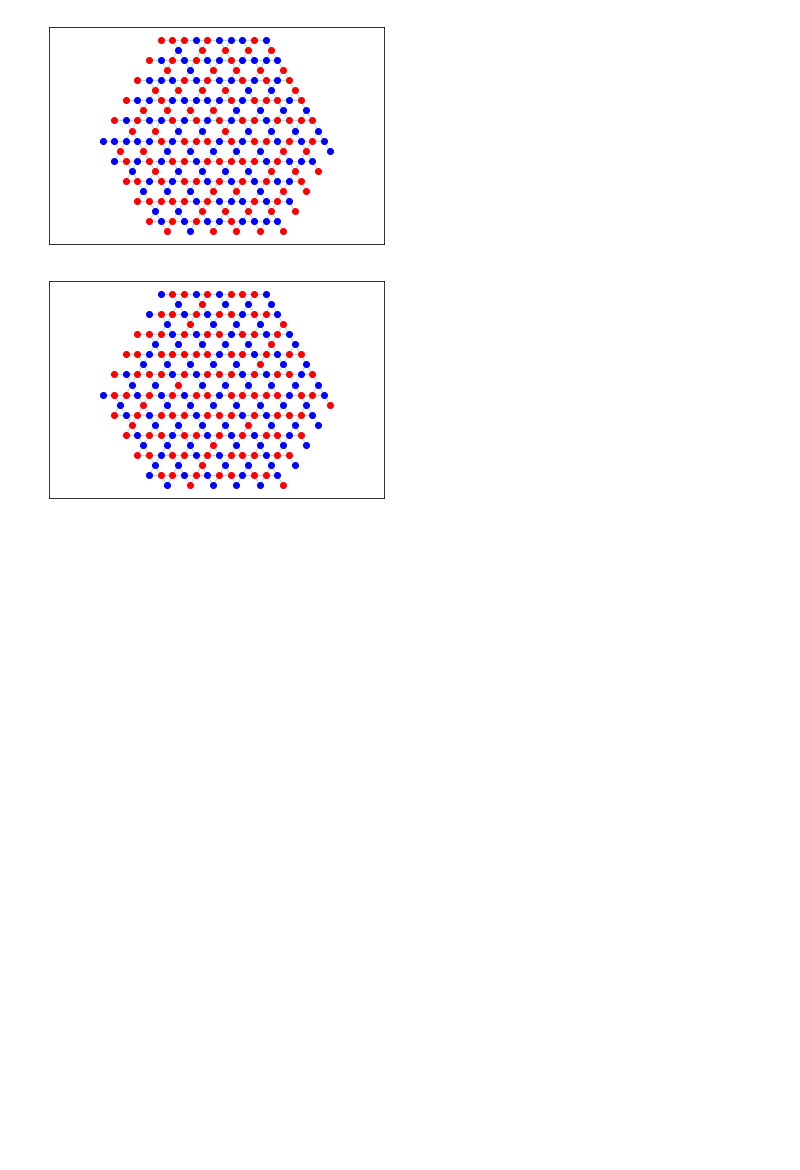
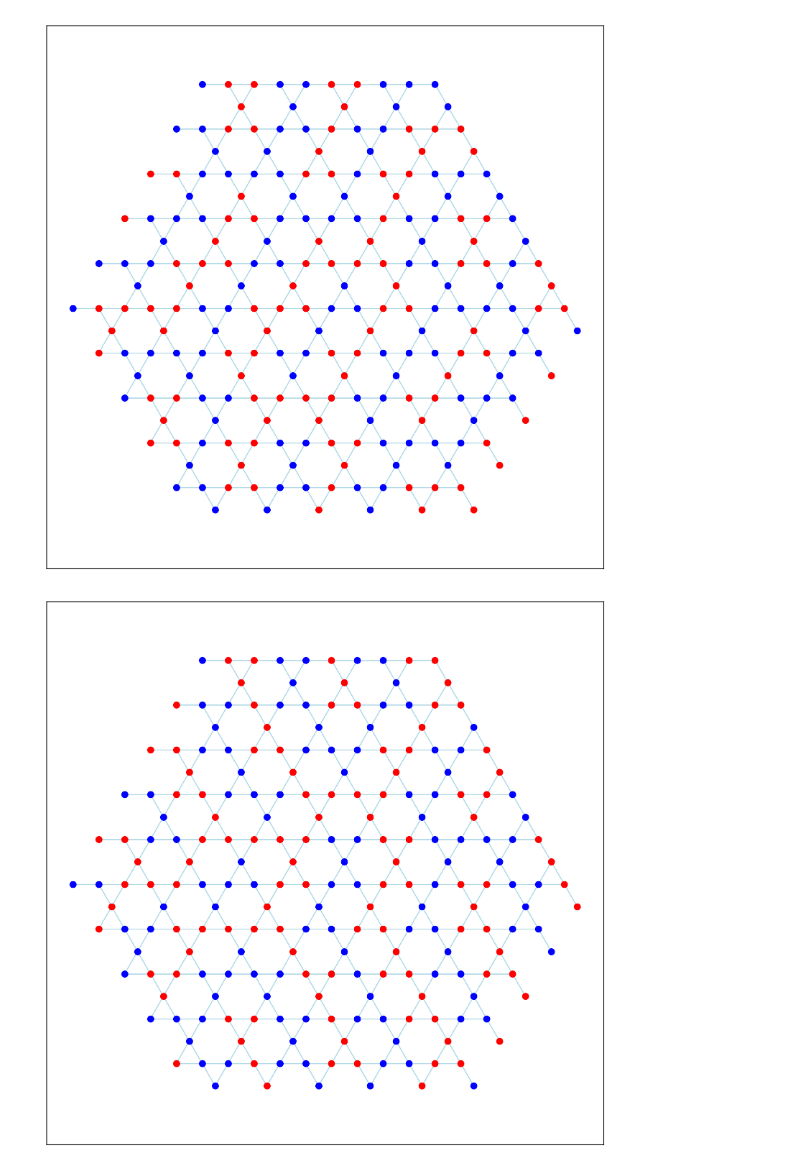
Before and after one commit to jeannecolbois/myopic-dual-worm, a Jupyter notebook: dualworm-kagome/ProfilingAndTesting/ProfilerTest.ipynb, the cells around one changed output. Drawn from its saved outputs; the diff is of its cells as text; code cells hidden in the pictures; blank space fills up the shorter version.

Commit message:
Normally everything should be running properly now. The GS mode warnings have already been inserted. Next step is SSF for further couplings

```diff
--- a/dualworm-kagome/ProfilingAndTesting/ProfilerTest.ipynb
+++ b/dualworm-kagome/ProfilingAndTesting/ProfilerTest.ipynb
@@ -33,3 +25,20 @@ checkgsid = 0
+# %%
+nst = 2048;
+nsm = 256;
+nips = 4;
+nrps = 4;
+nb = 32;
+measperiod = 1;
+nt = 128
+nh = 1
+ncores = 4
+nmaxiter = 1
+L = 4
+J1 = -1
+J2 = 1
+J3 = 1
+h = 0
+stroutput = "JustSomeJ1{0}J2{1}J3{2}Test_step3".format(J1,J2,J3)
 # %%
 def genArgs():
     parser = argparse.ArgumentParser()
@@ -158,9 +257,9 @@ Everything seems to be running smoothly
 # %%
 # Create a folder to save the pictures
-foldername = ''
+foldername = "./" + stroutput + "_folder/"
 results_foldername = 'Results/'
-os.makedirs('./' + foldername + 'Plots' + results_foldername, exist_ok = True)
+os.makedirs(foldername + 'Plots' + results_foldername, exist_ok = True)
 
-filenamelist = ['testGS']
+filenamelist = ["backup"]
 n = len(filenamelist)
 # %%
@@ -211,9 +313,8 @@ Phase 11:  False
 # %%
 kw = {'binning': False, 'plzplot': True, 'plotmin': 0, 'plotmax': 16}
 [t_spinstates, t_states] = \
- af.LoadStates(foldername, filenamelist, numsites, nb,
-               stat_temps, temperatures, listfunctions, **kw)
-plt.figure()
+ af.LoadStates(foldername, filenamelist, **kw)
+plt.figure(dpi=200, figsize=(10,10))
 plt.axis('equal')
 (s_ijl, ijl_s) = kdraw.createspinsitetable(L[0])
 kdraw.plot_kag_spinstate(np.array(t_spinstates[0][0]), ijl_s, L[0], 2, 'lightblue', 'blue', 'red', linewidth = 1)
@@ -223,35 +324,35 @@ plt.tick_params(
     top = False,         # ticks along the top edge are off
     labelbottom = False,
     left = False,
     right = False,
     labelleft = False)
 plt.show()
-plt.figure()
+plt.figure(dpi=200, figsize=(10,10))
 plt.axis('equal')
 (s_ijl, ijl_s) = kdraw.createspinsitetable(L[0])
 kdraw.plot_kag_spinstate(np.array(t_spinstates[0][1]), ijl_s, L[0], 2, 'lightblue', 'blue', 'red', linewidth = 1)
 plt.tick_params(
     which = 'both',      # both major and minor ticks are affected
     bottom = False,      # ticks along the bottom edge are off
     top = False,         # ticks along the top edge are off
     labelbottom = False,
     left = False,
     right = False,
     labelleft = False)
 plt.show()
-plt.figure()
+plt.figure(dpi=200, figsize=(10,10))
 plt.axis('equal')
 (s_ijl, ijl_s) = kdraw.createspinsitetable(L[0])
-kdraw.plot_kag_spinstate(np.array(t_spinstates[0][10]), ijl_s, L[0], 2, 'lightblue', 'blue', 'red', linewidth = 1)
+kdraw.plot_kag_spinstate(np.array(t_spinstates[0][10]), ijl_s, L[0], 4, 'lightblue', 'blue', 'red', linewidth = 1)
 plt.tick_params(
     which = 'both',      # both major and minor ticks are affected
     bottom = False,      # ticks along the bottom edge are off
     top = False,         # ticks along the top edge are off
     labelbottom = False,
     left = False,
     right = False,
     labelleft = False)
 plt.show()
 # %% [output]
-[figure, old version]
+[figure, new version]
-[figure, old version]
+[figure, new version]
```
Also changed, not shown: parts of 16 cells of this notebook, 18 other files.
